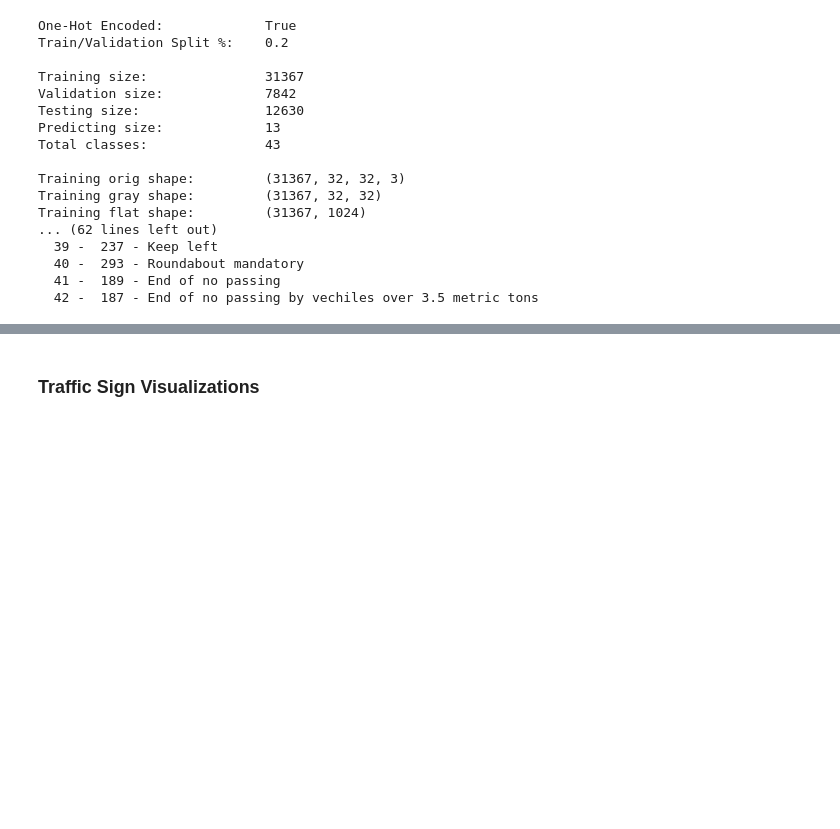
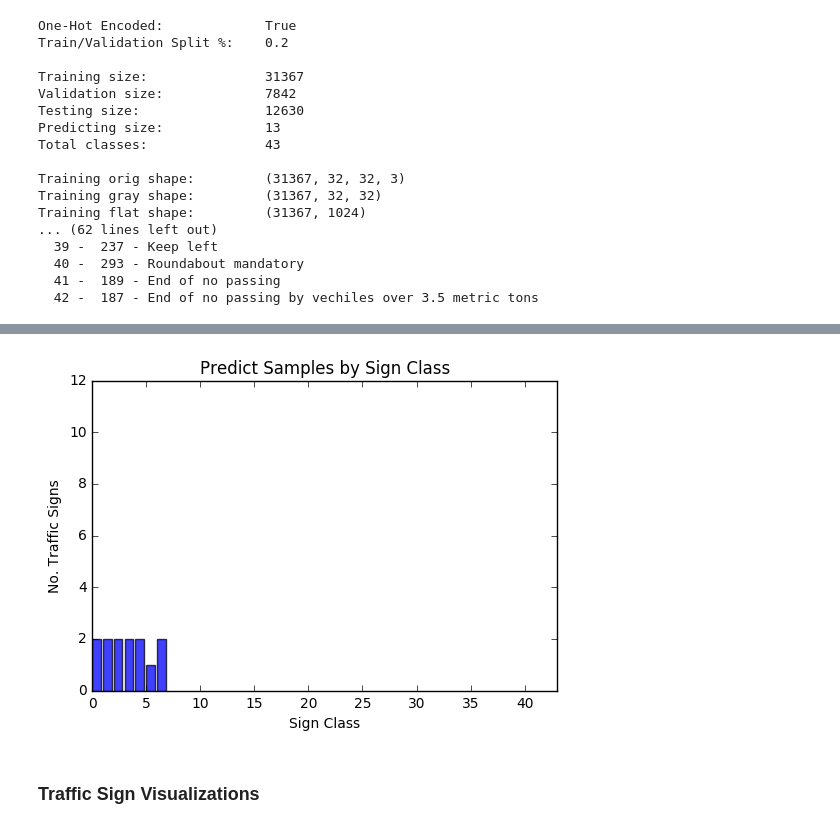
Before and after one commit to Olouge/traffic-sign-classification, a Jupyter notebook: single_layer_linear_neural_network.ipynb, the cells around one changed output, grey strips where cells are left out. Saved outputs shown, nothing was run; the diff lists cells and outputs as text; code cells hidden in the pictures; blank space fills up the shorter version.

```diff
--- a/single_layer_linear_neural_network.ipynb
+++ b/single_layer_linear_neural_network.ipynb
@@ -79,3 +90,7 @@ plt.show()
+# %%
+plot_sample_class_distributions(samples=data.predict_labels, title='Predict Samples by Sign Class')
+# %% [output]
+[figure, added]
 # %% [markdown]
 ### Traffic Sign Visualizations
 # %% [markdown]
```
Also changed, not shown: parts of 14 cells of this notebook.
